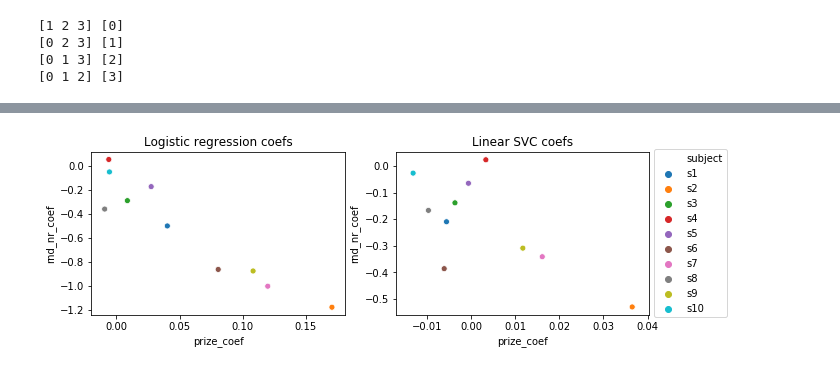
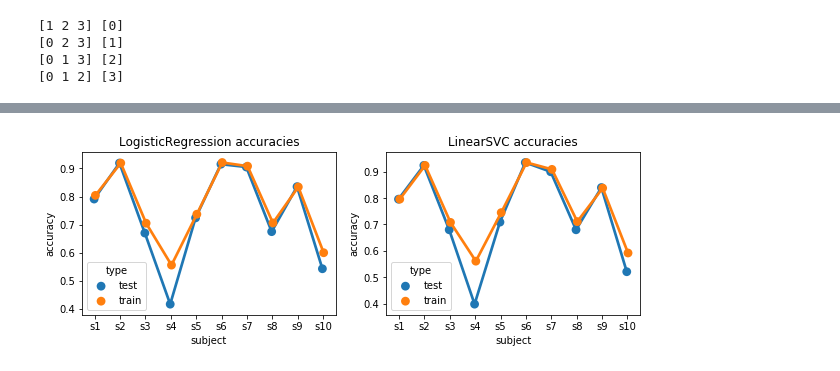
Before and after one commit to mariliisvelner/ofc-analysis, a Jupyter notebook: regression_analysis.ipynb, the cells around one changed output, grey strips where cells are left out. Drawn from its saved outputs; the diff is of its cells as text; code cells hidden in the pictures.

```diff
--- a/regression_analysis.ipynb
+++ b/regression_analysis.ipynb
@@ -345,0 +300,2 @@ Model LR, mean test acc 0.521000, train acc 0.592000
+# %%
+results_norm = test_models(data_norm, [LR, LSVC])
@@ -386 +340,5 @@ array([ 0.04032159,  0.17058673,  0.00869975, -0.00599965,  0.02752557,
+# %%
+plot_model_accs(results_norm)
+# %% [output]
+[figure, added]
 # %%
@@ -404,4 +367,0 @@ def plot_LR_LSVC_coefs(mean_coefs_LR, mean_coefs_LSVC):
-# %%
-plot_LR_LSVC_coefs(mean_coefs_LR, mean_coefs_LSVC)
-# %% [output]
-[figure, removed]
```
Also changed, not shown: parts of 26 cells of this notebook, 3 other files.
